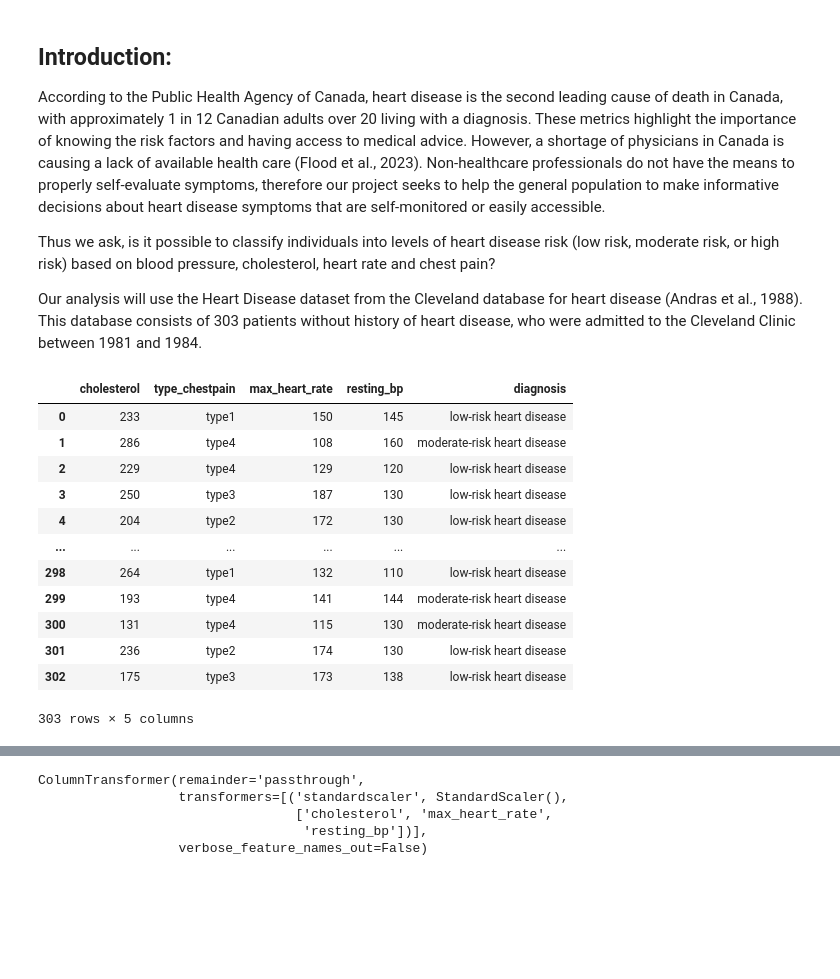
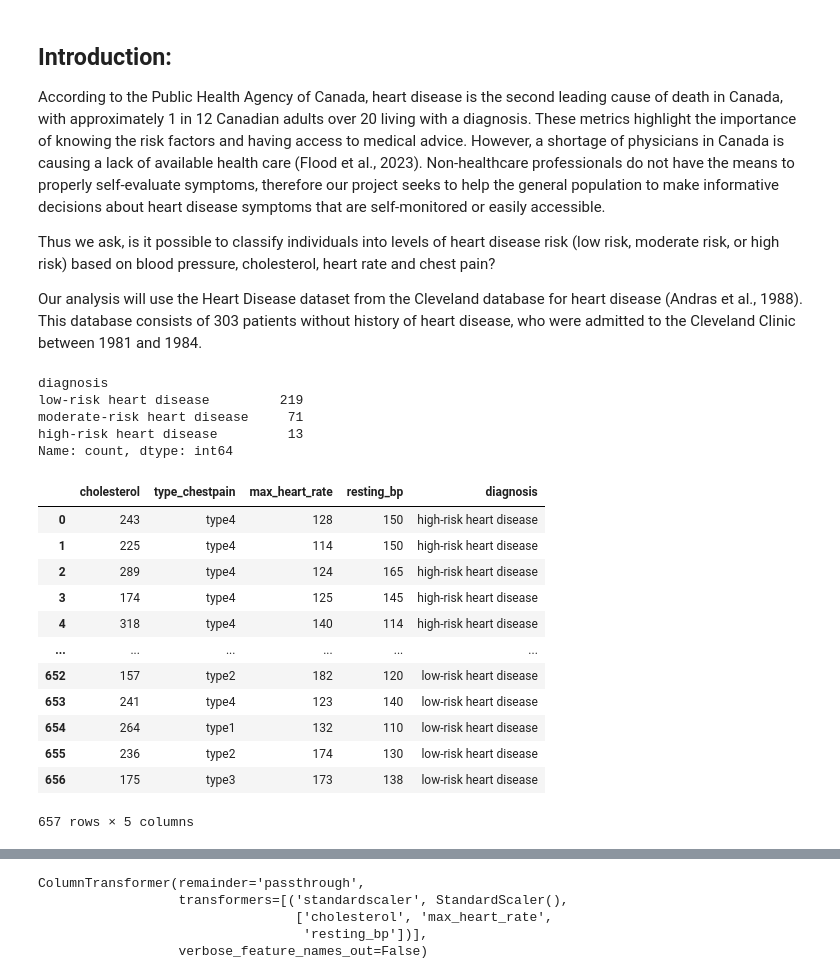
Before and after one commit to KodyForsyth/dsci_project, a Jupyter notebook: heart_disease_REPORT.ipynb, the cells around one changed output, grey strips where cells are left out. Drawn from its saved outputs; the diff is of its cells as text; code cells hidden in the pictures; blank space fills up the shorter version.

```diff
--- a/heart_disease_REPORT.ipynb
+++ b/heart_disease_REPORT.ipynb
@@ -62,22 +62,39 @@ heart_disease['type_chestpain'] = heart_disease['type_chestpain'].replace(
     [1,2,3,4],
     ["type1","type2","type3","type4"])
 
-
-heart_disease
+heart_disease['diagnosis'].value_counts()
 # %% [output]
-|  | cholesterol | type_chestpain | max_heart_rate | resting_bp | diagnosis |
-| 0 | 233 | type1 | 150 | 145 | low-risk heart disease |
-| 1 | 286 | type4 | 108 | 160 | moderate-risk heart disease |
-| 2 | 229 | type4 | 129 | 120 | low-risk heart disease |
-| 3 | 250 | type3 | 187 | 130 | low-risk heart disease |
-| 4 | 204 | type2 | 172 | 130 | low-risk heart disease |
-| ... | ... | ... | ... | ... | ... |
-| 298 | 264 | type1 | 132 | 110 | low-risk heart disease |
-| 299 | 193 | type4 | 141 | 144 | moderate-risk heart disease |
-| 300 | 131 | type4 | 115 | 130 | moderate-risk heart disease |
-| 301 | 236 | type2 | 174 | 130 | low-risk heart disease |
-| 302 | 175 | type3 | 173 | 138 | low-risk heart disease |
-303 rows × 5 columns
+diagnosis
+low-risk heart disease         219
+moderate-risk heart disease     71
+high-risk heart disease         13
+Name: count, dtype: int64
+# %%
+# balancing heart disease since we need more low risk and moderate risk diagnosis observations
+rare_diagnosis_1 = heart_disease[heart_disease["diagnosis"] == "high-risk heart disease"]
+rare_diagnosis_2 = heart_disease[heart_disease["diagnosis"] == "moderate-risk heart disease"]
+low_risk_diagnosis = heart_disease[heart_disease["diagnosis"] == "low-risk heart disease"]
+
+rare_diagnosis_upsample_1 = resample(rare_diagnosis_1, n_samples = low_risk_diagnosis.shape[0])
+rare_diagnosis_upsample_2 = resample(rare_diagnosis_2, n_samples = low_risk_diagnosis.shape[0])
+
+heart_disease = pd.concat((rare_diagnosis_upsample_1, rare_diagnosis_upsample_2, low_risk_diagnosis)).reset_index(drop = True)
+
+heart_disease
+# %% [output]
+|  | cholesterol | type_chestpain | max_heart_rate | resting_bp | diagnosis |
+| 0 | 243 | type4 | 128 | 150 | high-risk heart disease |
+| 1 | 225 | type4 | 114 | 150 | high-risk heart disease |
+| 2 | 289 | type4 | 124 | 165 | high-risk heart disease |
+| 3 | 174 | type4 | 125 | 145 | high-risk heart disease |
+| 4 | 318 | type4 | 140 | 114 | high-risk heart disease |
+| ... | ... | ... | ... | ... | ... |
+| 652 | 157 | type2 | 182 | 120 | low-risk heart disease |
+| 653 | 241 | type4 | 123 | 140 | low-risk heart disease |
+| 654 | 264 | type1 | 132 | 110 | low-risk heart disease |
+| 655 | 236 | type2 | 174 | 130 | low-risk heart disease |
+| 656 | 175 | type3 | 173 | 138 | low-risk heart disease |
+657 rows × 5 columns
 # %%
 # split data into training and test sets
 heart_disease_train, heart_disease_test = train_test_split(heart_disease, train_size = 0.75, random_state = 0)
```
Also changed, not shown: parts of 22 cells of this notebook.
